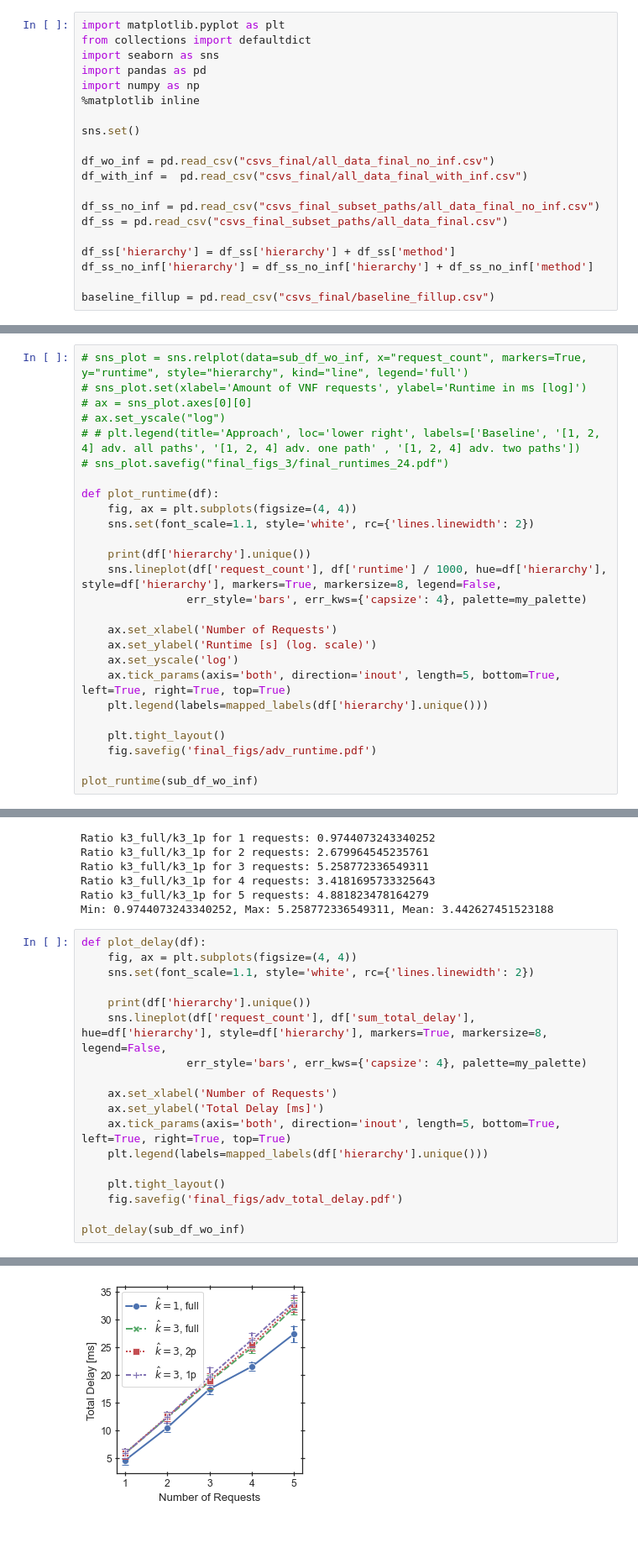
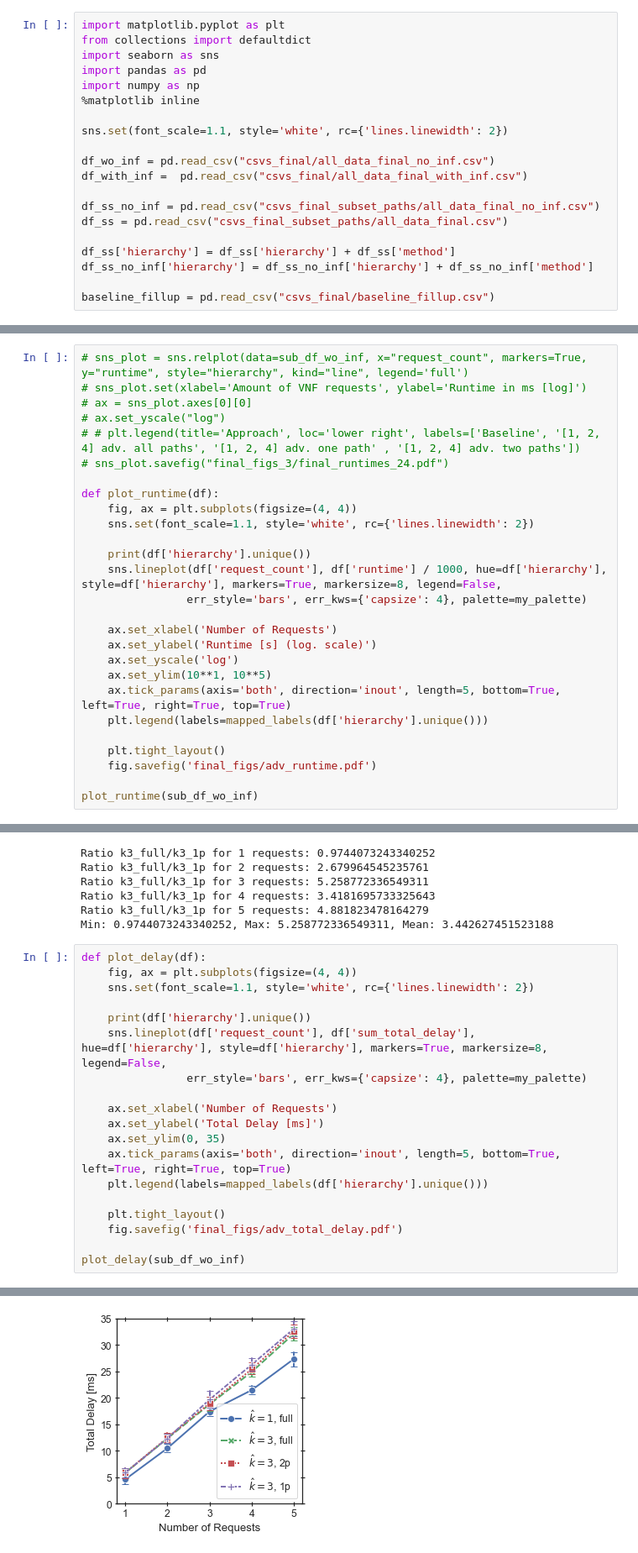
Before and after one commit to CN-UPB/hierarchical-coordination, a Jupyter notebook: eval/research_q_3.ipynb, the cells around one changed output, grey strips where cells are left out. Shown: that part at 84% size. Drawn from its saved outputs; the diff is of its cells as text.

Commit message:
update notebooks and figures: changed axes, calc all ratios

```diff
--- a/eval/research_q_3.ipynb
+++ b/eval/research_q_3.ipynb
@@ -6,7 +6,7 @@ import pandas as pd
 import numpy as np
 %matplotlib inline
 
-sns.set()
+sns.set(font_scale=1.1, style='white', rc={'lines.linewidth': 2})
 
 df_wo_inf = pd.read_csv("csvs_final/all_data_final_no_inf.csv")
 df_with_inf =  pd.read_csv("csvs_final/all_data_final_with_inf.csv")
@@ -99,6 +106,7 @@ def plot_runtime(df):
     ax.set_xlabel('Number of Requests')
     ax.set_ylabel('Runtime [s] (log. scale)')
     ax.set_yscale('log')
+    ax.set_ylim(10**1, 10**5)
     ax.tick_params(axis='both', direction='inout', length=5, bottom=True, left=True, right=True, top=True)
     plt.legend(labels=mapped_labels(df['hierarchy'].unique()))
 
@@ -143,22 +160,23 @@ Min: 0.9744073243340252, Max: 5.258772336549311, Mean: 3.442627451523188
 # %%
 def plot_delay(df):
     fig, ax = plt.subplots(figsize=(4, 4))
     sns.set(font_scale=1.1, style='white', rc={'lines.linewidth': 2})
 
     print(df['hierarchy'].unique())
     sns.lineplot(df['request_count'], df['sum_total_delay'], hue=df['hierarchy'], style=df['hierarchy'], markers=True, markersize=8, legend=False,
                 err_style='bars', err_kws={'capsize': 4}, palette=my_palette)
 
     ax.set_xlabel('Number of Requests')
     ax.set_ylabel('Total Delay [ms]')
+    ax.set_ylim(0, 35)
     ax.tick_params(axis='both', direction='inout', length=5, bottom=True, left=True, right=True, top=True)
     plt.legend(labels=mapped_labels(df['hierarchy'].unique()))
 
     plt.tight_layout()
     fig.savefig('final_figs/adv_total_delay.pdf')
 
 plot_delay(sub_df_wo_inf)
 # %% [output]
 ['[1]', '[2, 4]', '[2, 4]two_paths', '[2, 4]one_path']
 Categories (4, object): ['[1]', '[2, 4]', '[2, 4]two_paths', '[2, 4]one_path']
-[figure, old version]
+[figure, new version]
```
Also changed, not shown: parts of 15 cells of this notebook, 23 other files.
